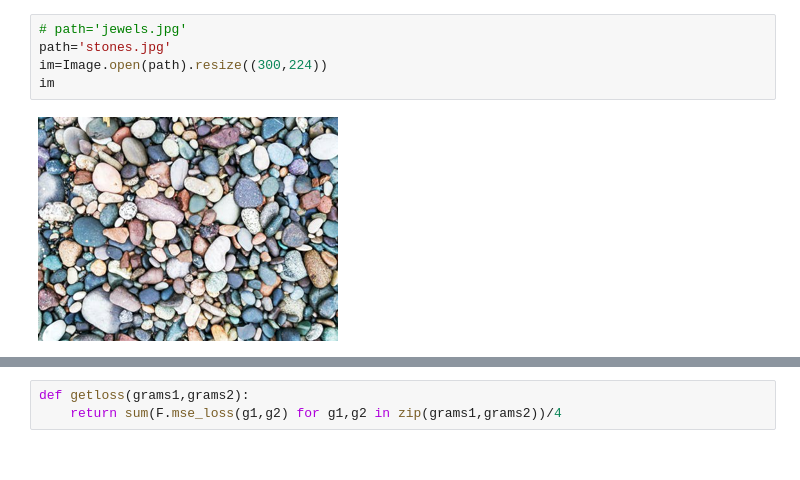
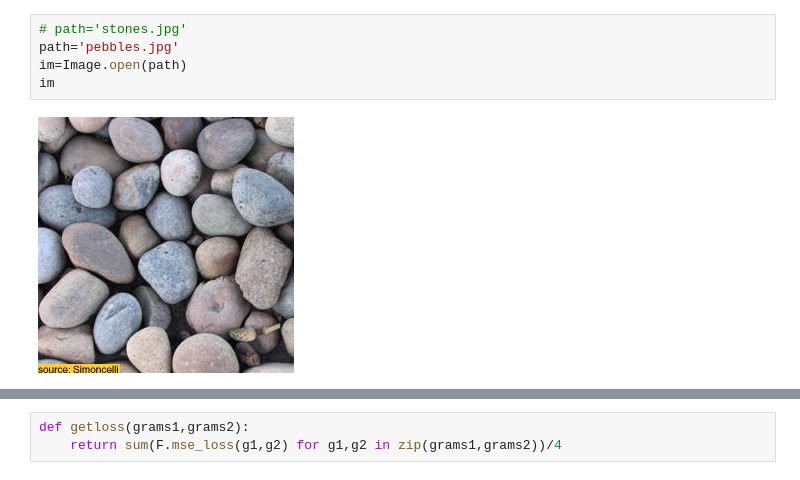
Before and after one commit to eugenefil/ml, a Jupyter notebook: texture-synthesis-cnn.ipynb, the cells around one changed output, grey strips where cells are left out. Drawn from its saved outputs; the diff is of its cells as text.

```diff
--- a/texture-synthesis-cnn.ipynb
+++ b/texture-synthesis-cnn.ipynb
@@ -39,8 +67,8 @@ Sequential(
 # %%
-# path='jewels.jpg'
-path='stones.jpg'
-im=Image.open(path).resize((300,224))
+# path='stones.jpg'
+path='pebbles.jpg'
+im=Image.open(path)
 im
 # %% [output]
-[figure, old version]
+[figure, new version]
 # %%
```
Also changed, not shown: parts of 16 cells of this notebook, 1 other file.
